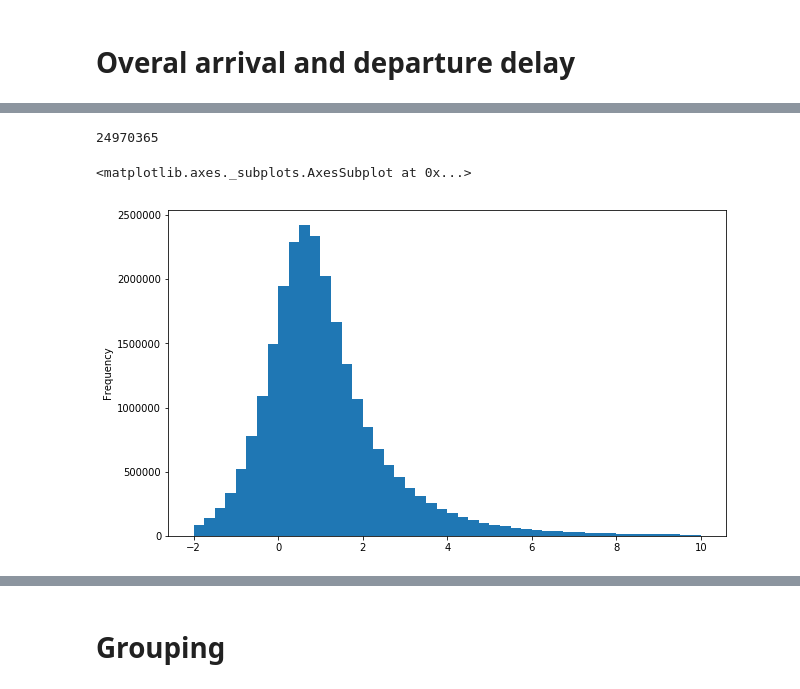
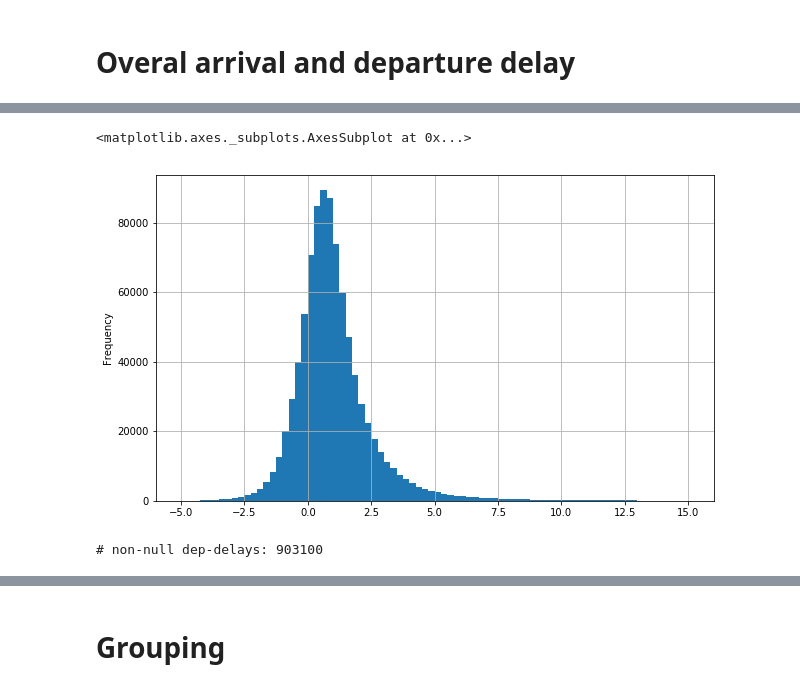
Before and after one commit to jlieberherr/swiss-train-delay-distributions, a Jupyter notebook: analysis.ipynb, the cells around one changed output, grey strips where cells are left out. Drawn from its saved outputs; the diff is of its cells as text; code cells hidden in the pictures.

```diff
--- a/analysis.ipynb
+++ b/analysis.ipynb
@@ -15,5 +15,5 @@ from scipy.optimize import minimize
 # %% [markdown]
 # Import data
 # %%
-path_data = os.path.join("data", "processed_2.csv")
+path_data = os.path.join("data", "processed_2_small.csv")
 # %%
@@ -82,18 +95,17 @@ df_an_versp = df["VERSPAETUNG_AN"].dropna().apply(lambda d: d.total_seconds() /
-# %%
-len(df_an_versp)
-# %% [output]
-24970365
 # %%
-left = -2.0
-right = 10.00000001
+left = -5.0
+right = 15.00000001
 step = 0.25
-an_range = np.arange(left, right, step)
 # %%
-df_an_versp.plot.hist(bins=an_range, figsize=(10, 6))
+an_range = np.arange(left, right, step)
+df_an_versp.plot.hist(bins=an_range, figsize=(10, 6), grid=True)
 # %% [output]
 <matplotlib.axes._subplots.AxesSubplot at 0x...>
-[figure, old version]
+[figure, new version]
 # %%
 df_ab_versp = df["VERSPAETUNG_AB"].dropna().apply(lambda d: d.total_seconds() / 60.0)
+print "# non-null dep-delays: {}".format(len(df_ab_versp))
+# %% [output]
+# non-null dep-delays: 903100
 # %%
 df_ab_versp.head(15)
```
Also changed, not shown: parts of 18 cells of this notebook, 1 other file.
